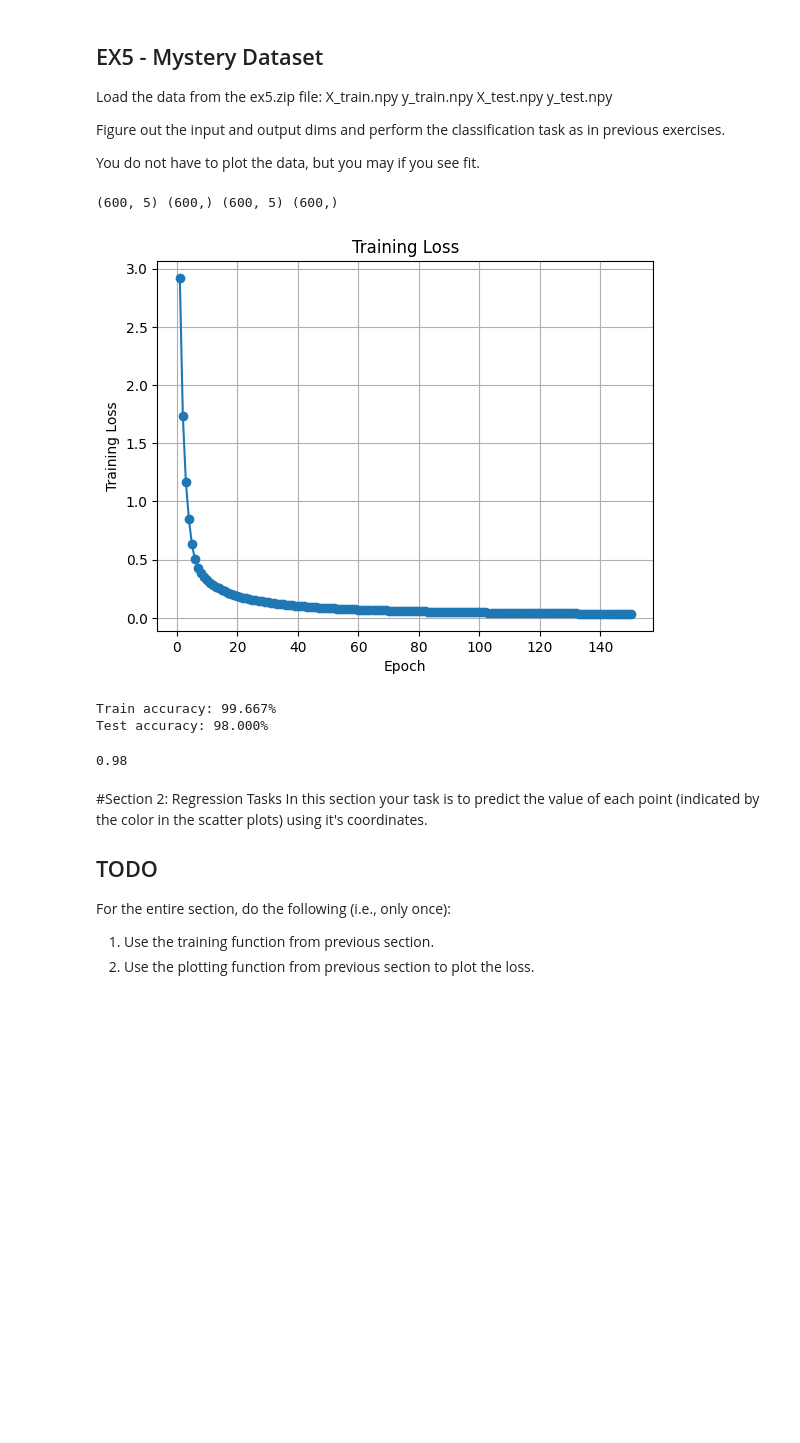
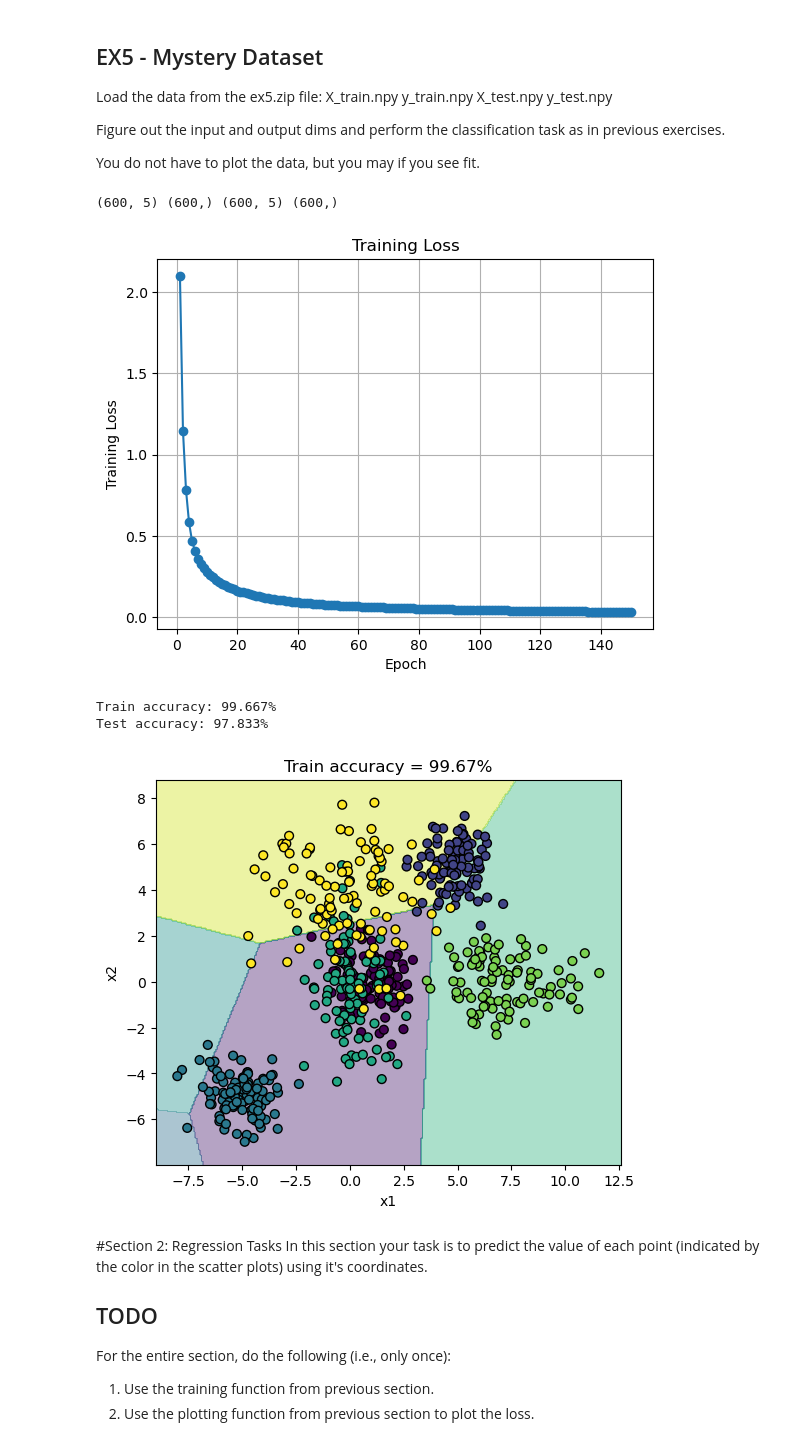
Before and after one commit to roioha3/Introduction-To-Deep-Learning, a Jupyter notebook: HW1/DL_HW1.ipynb, the cells around one changed output. Saved outputs shown, nothing was run; the diff lists cells and outputs as text; code cells hidden in the pictures; blank space fills up the shorter version.

```diff
--- a/HW1/DL_HW1.ipynb
+++ b/HW1/DL_HW1.ipynb
@@ -562,37 +579,47 @@ print(X_train.shape, y_train.shape, X_test.shape, y_test.shape)
 #Linear regression model
 device = "cuda" if torch.cuda.is_available() else "cpu"
 
 X_train_t, y_train_t, X_test_t, y_test_t = preprocess_data(
     X_train, y_train, X_test, y_test, device=device
 )
 
 num_classes = len(torch.unique(y_train_t))
 
 # Linear classifier
 model = nn.Linear(X_train.shape[1], num_classes).to(device)
 criterion = nn.CrossEntropyLoss()
 
 model, losses = train_model(
     model,
     X_train_t,
     y_train_t,
     num_epochs=150,
     lr=1e-2,
     batch_size=64,
     criterion=criterion
 )
 
 plot_training_loss(losses)
 
 
 evaluate_model(model, X_train_t, y_train_t, set_name="Train")
 evaluate_model(model, X_test_t, y_test_t, set_name="Test")
+
+plot_decision_boundary(
+    model,
+    X_train_t,
+    y_train_t,
+    f1=1,
+    f2=2,
+    device=device,
+    set_name="Train"
+)
 # %% [output]
 (600, 5) (600,) (600, 5) (600,)
-[figure, old version]
+[figure, new version]
 Train accuracy: 99.667%
-Test accuracy: 98.000%
+Test accuracy: 97.833%
-0.98
+[figure, added]
 # %% [markdown]
 #Section 2: Regression Tasks
 In this section your task is to predict the value of each point (indicated by the color in the scatter plots) using it's coordinates.
```
Also changed, not shown: parts of 24 cells of this notebook.
